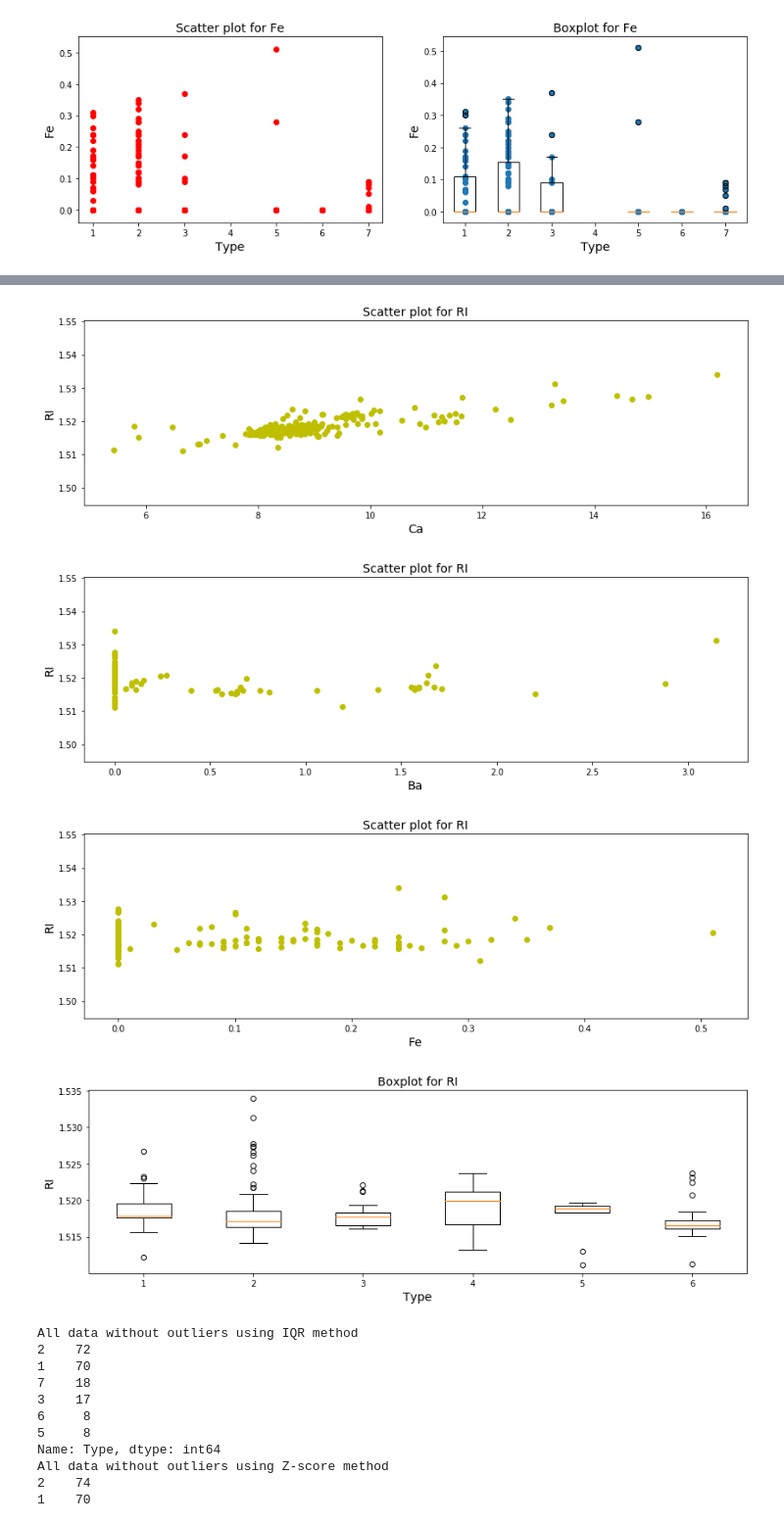
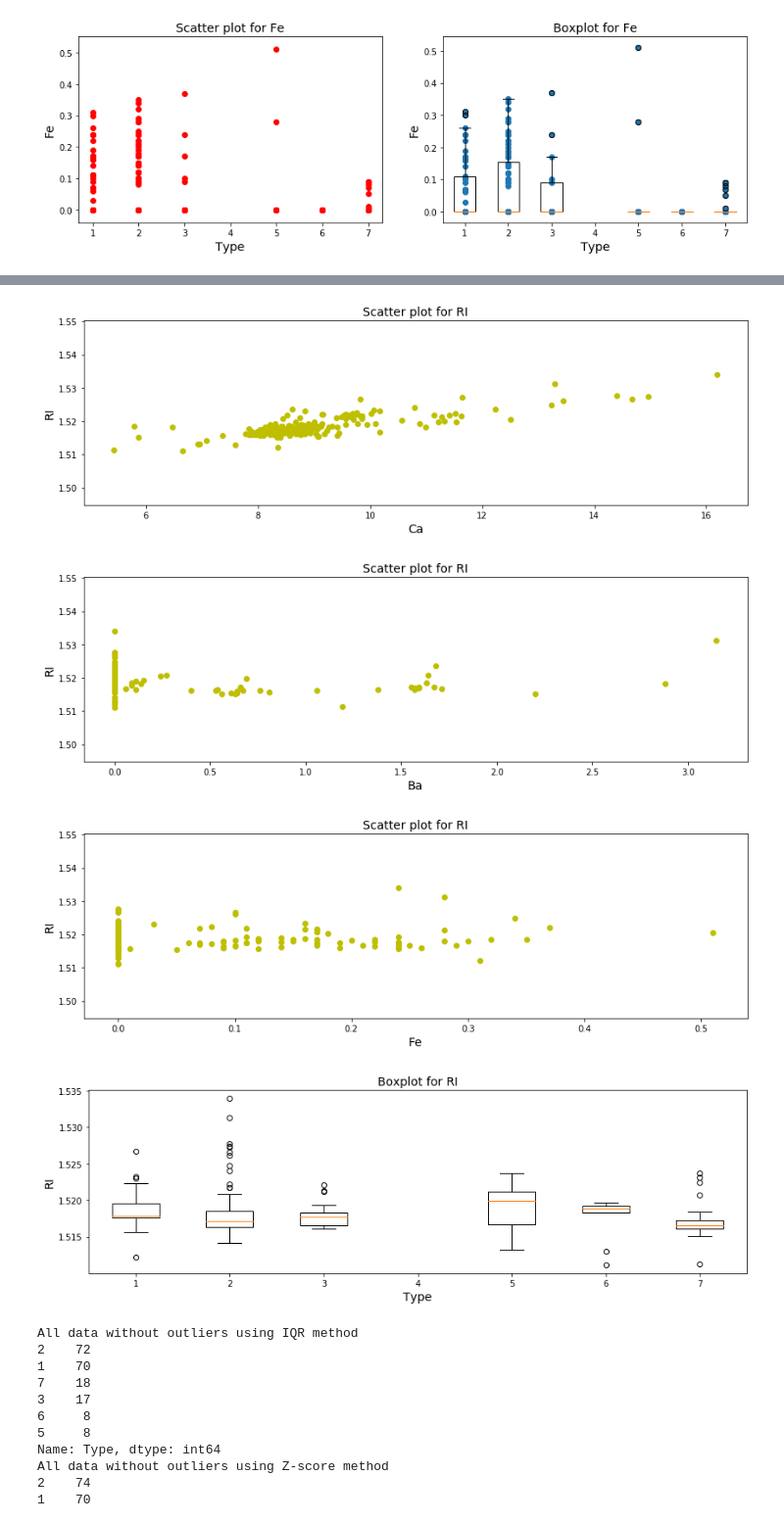
Before and after one commit to agnieszkabrzezinskamuszalik/Glass_data, a Jupyter notebook: Project.ipynb, the cells around one changed output, grey strips where cells are left out. Shown: that part at 98% size. Saved outputs shown, nothing was run; the diff lists cells and outputs as text; code cells hidden in the pictures.

Commit message:
Update Project.ipynb
all over and under fit train data and PCA

```diff
--- a/Project.ipynb
+++ b/Project.ipynb
@@ -165,34 +169,35 @@ chemical_element=["Na", "Mg", "Al", "Si", "K", "Ca", "Ba", "Fe"]
 for index, element in enumerate(chemical_element):
     plt.figure(figsize=(14,4))
 
     plt.scatter(glass_data[element], glass_data.RI, c='y')
     plt.xlabel(element, fontsize=14)
     plt.ylabel("RI", fontsize=14)
     plt.title(f"Scatter plot for RI", fontsize=14)
 
 plt.figure(figsize=(14,4))
 plt.boxplot([glass_data.RI[glass_data.Type == 1],
                 glass_data.RI[glass_data.Type == 2],
                 glass_data.RI[glass_data.Type == 3],
+                glass_data.RI[glass_data.Type == 4],
                 glass_data.RI[glass_data.Type == 5],
                 glass_data.RI[glass_data.Type == 6],
                 glass_data.RI[glass_data.Type == 7]])
 
 plt.xlabel("Type", fontsize=14)
 plt.ylabel("RI", fontsize=14)
 plt.title(f"Boxplot for RI", fontsize=14)
 
 plt.show()
 # %% [output]
 [figure]
 [figure]
 [figure]
 [figure]
 [figure]
 [figure]
 [figure]
 [figure]
-[figure, old version]
+[figure, new version]
 # %%
 CHEMICAL_ELEMENT = ["Na", "Mg", "Al", "Si", "K", "Ca", "Ba", "Fe"]
 
```
Also changed, not shown: parts of 13 cells of this notebook.
